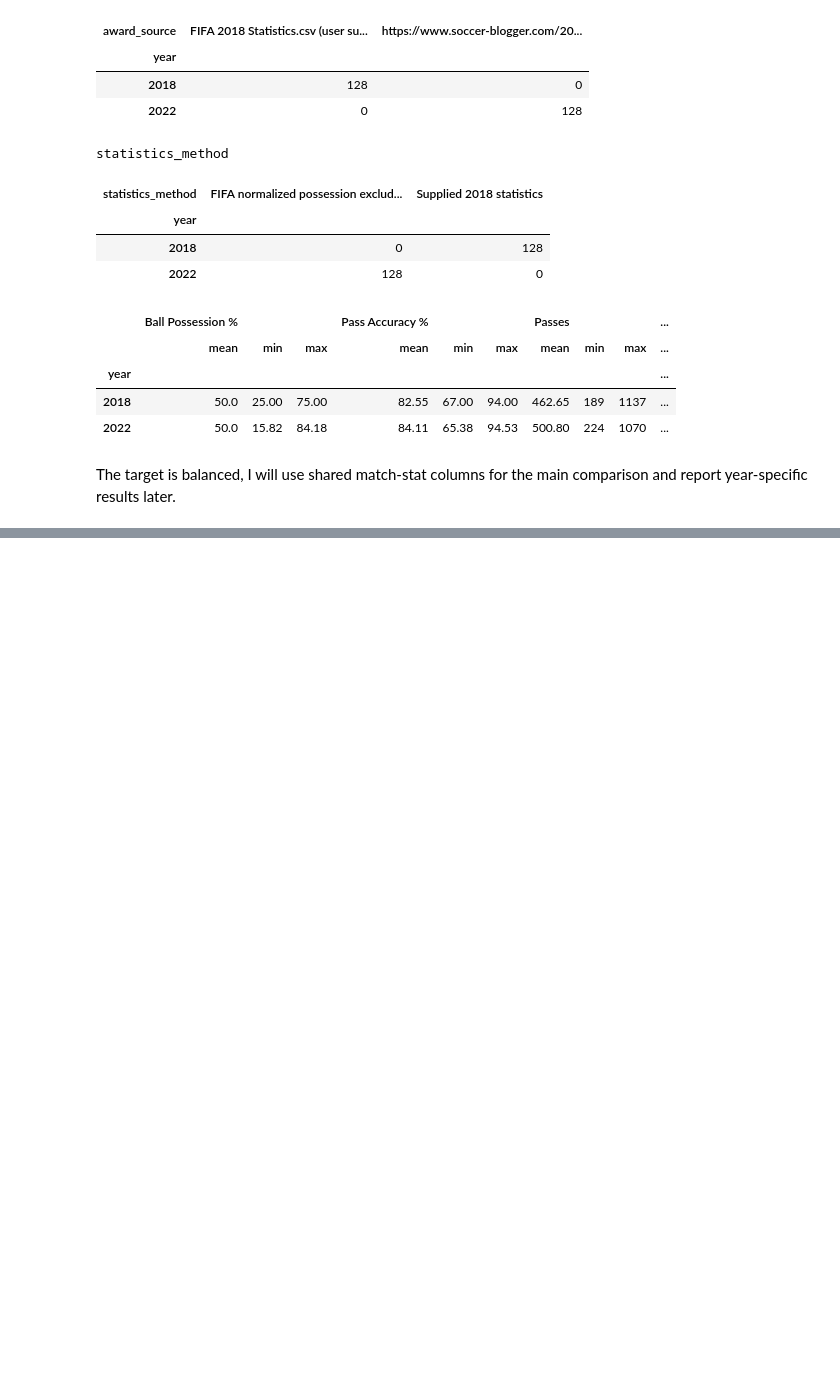
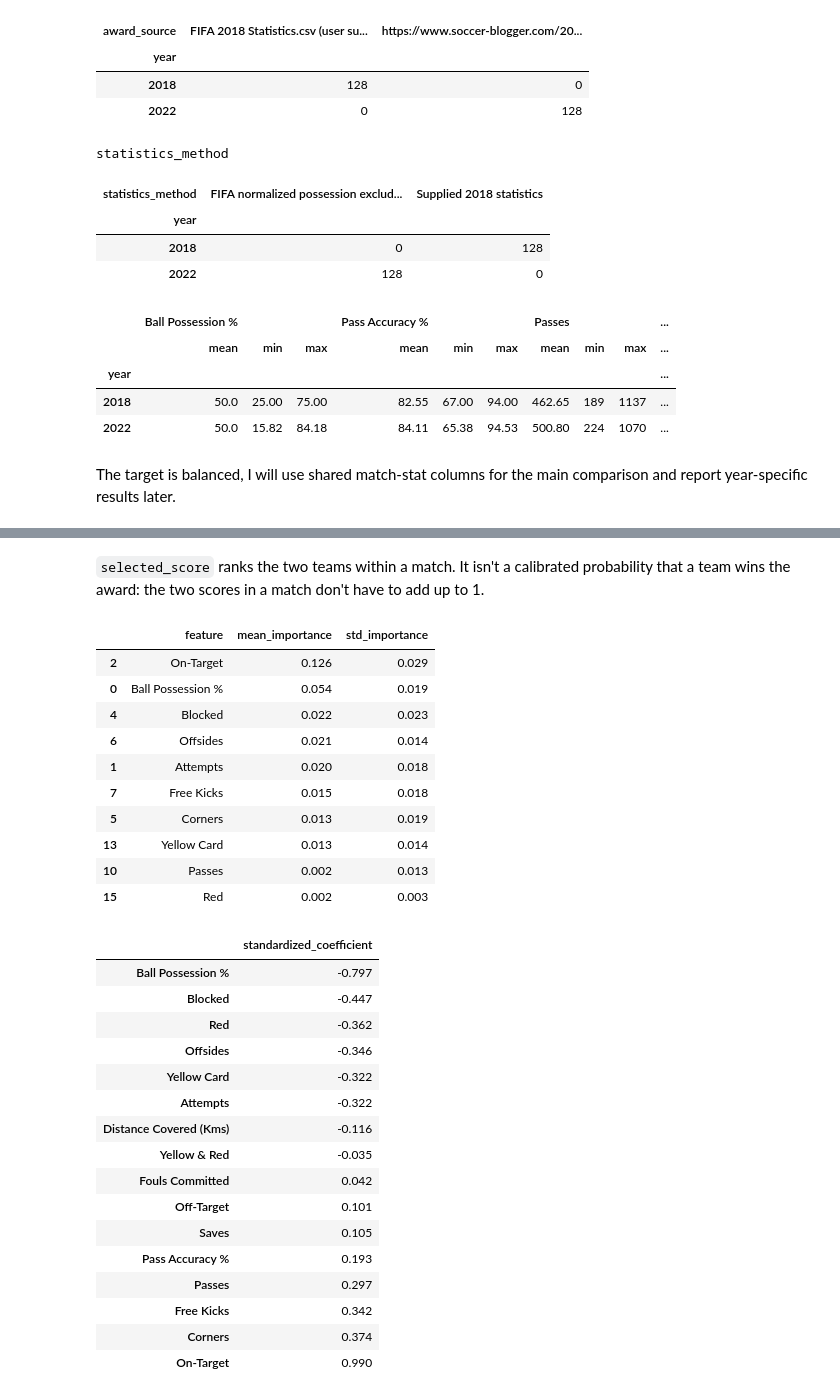
Before and after one commit to perzival-22/ManOfTheMatchPredictor, a Jupyter notebook: MOTM_predictor.ipynb, the cells around one changed output, grey strips where cells are left out. Drawn from its saved outputs; the diff is of its cells as text; code cells hidden in the pictures; blank space fills up the shorter version.

```diff
--- a/MOTM_predictor.ipynb
+++ b/MOTM_predictor.ipynb
@@ -127,0 +357,52 @@ The target is balanced, I will use shared match-stat columns for the main compar
+# %% [markdown]
+`selected_score` ranks the two teams within a match. It isn't a calibrated probability that a team wins the award: the two scores in a match don't have to add up to 1.
+# %%
+# Which stats did the main model lean on? Measured on training data only, and
+# exploratory: correlated stats (shots, attempts, on-target) share importance.
+from sklearn.inspection import permutation_importance
+
+main_features = list(FEATURES_NO_GOALS)
+main_model = fitted_by_set["no goals"][selected["no goals"]]
+importance = permutation_importance(
+    main_model, train_df[main_features], y_train,
+    scoring="balanced_accuracy", n_repeats=20, random_state=42,
+)
+display(pd.DataFrame({
+    "feature": main_features,
+    "mean_importance": importance.importances_mean.round(3),
+    "std_importance": importance.importances_std.round(3),
+}).sort_values("mean_importance", ascending=False).head(10))
+
+# Logistic regression weights (after scaling), for the no-goals set.
+lr = fitted_by_set["no goals"]["Logistic regression"]
+display(pd.Series(lr.named_steps["model"].coef_[0], index=main_features)
+        .sort_values().round(3).to_frame("standardized_coefficient"))
+# %% [output]
+|  | feature | mean_importance | std_importance |
+| 2 | On-Target | 0.126 | 0.029 |
+| 0 | Ball Possession % | 0.054 | 0.019 |
+| 4 | Blocked | 0.022 | 0.023 |
+| 6 | Offsides | 0.021 | 0.014 |
+| 1 | Attempts | 0.020 | 0.018 |
+| 7 | Free Kicks | 0.015 | 0.018 |
+| 5 | Corners | 0.013 | 0.019 |
+| 13 | Yellow Card | 0.013 | 0.014 |
+| 10 | Passes | 0.002 | 0.013 |
+| 15 | Red | 0.002 | 0.003 |
+|  | standardized_coefficient |
+| Ball Possession % | -0.797 |
+| Blocked | -0.447 |
+| Red | -0.362 |
+| Offsides | -0.346 |
+| Yellow Card | -0.322 |
+| Attempts | -0.322 |
+| Distance Covered (Kms) | -0.116 |
+| Yellow & Red | -0.035 |
+| Fouls Committed | 0.042 |
+| Off-Target | 0.101 |
+| Saves | 0.105 |
+| Pass Accuracy % | 0.193 |
+| Passes | 0.297 |
+| Free Kicks | 0.342 |
+| Corners | 0.374 |
+| On-Target | 0.990 |
```
Also changed, not shown: parts of 16 cells of this notebook.
